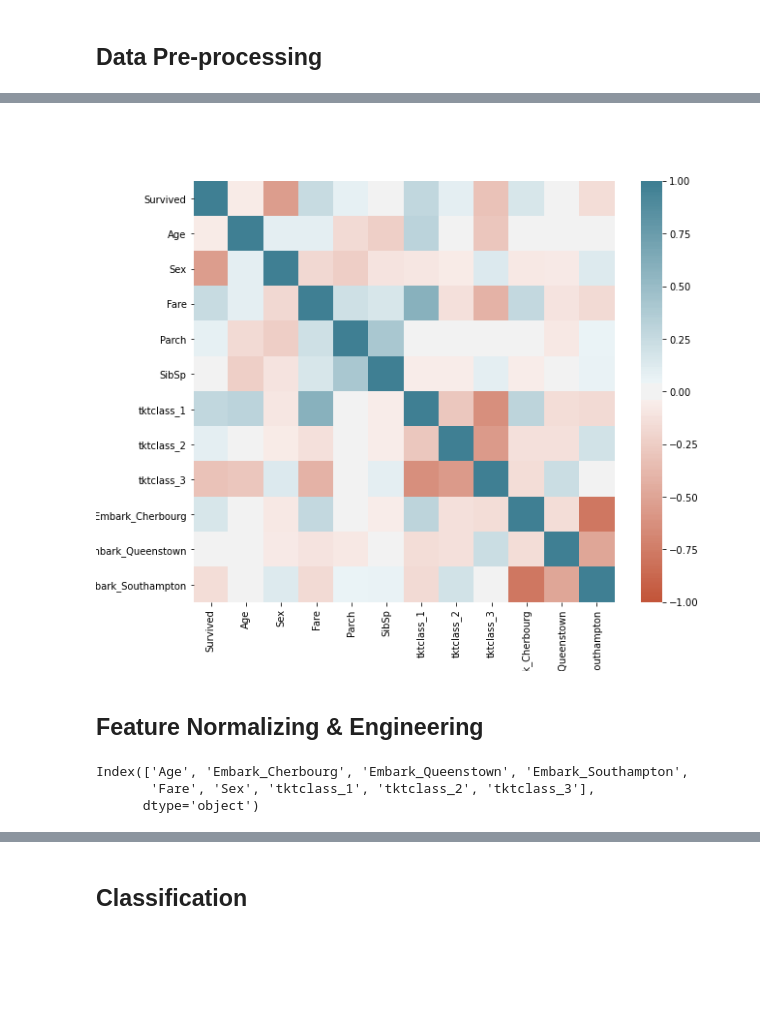
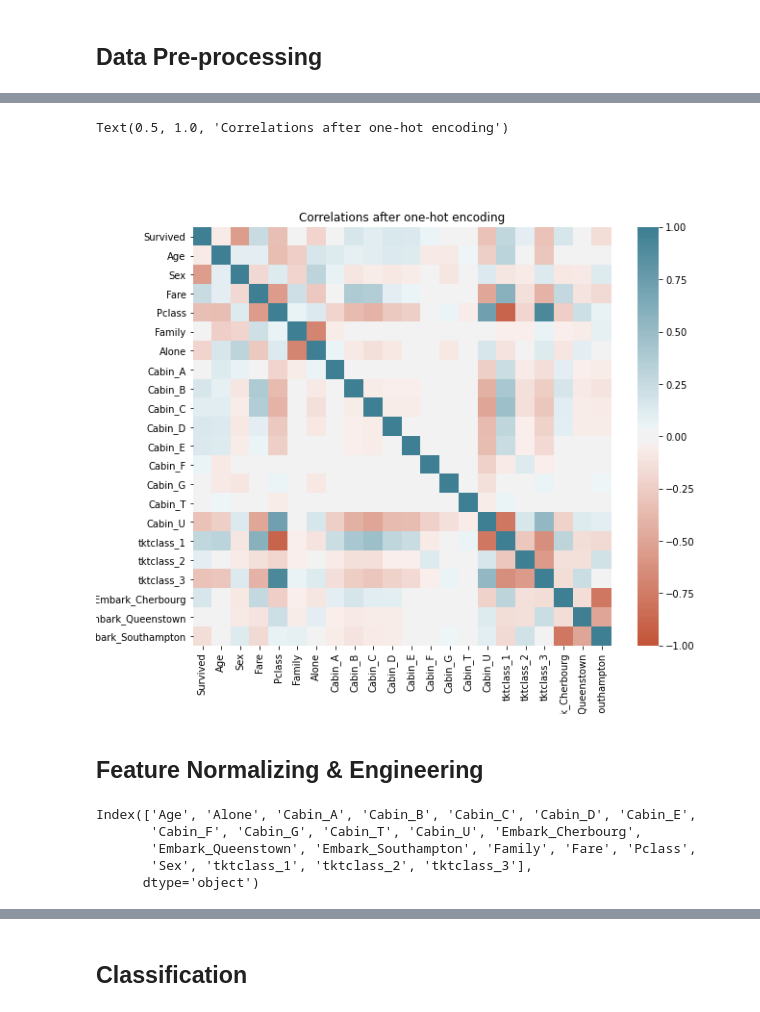
Before and after one commit to sami12rom/Titanic, a Jupyter notebook: Notebook.ipynb, the cells around one changed output, grey strips where cells are left out. Cells and saved outputs as stored; diff of their text form; code cells hidden in the pictures; blank space fills up the shorter version.

```diff
--- a/Notebook.ipynb
+++ b/Notebook.ipynb
@@ -18,24 +26,36 @@ data = pd.read_csv(url)
 ## Data Pre-processing
 # %%
 #Remove un-needed columns
-data=data[data.columns.difference(['Name','Cabin','Ticket'])]
-data = data[['PassengerId','Survived','Age','Sex','Fare','Embarked','Pclass','Parch','SibSp']]
-
+data=data[data.columns.difference(['Name','Ticket'])]
+data = data[['PassengerId','Survived','Age','Sex','Fare','Cabin','Embarked','Pclass','Parch','SibSp']]
 
 #Replace null Ages with Median
 data['Age'].fillna(data['Age'].median(), inplace=True)
 data=data.dropna(subset=['Embarked'],axis=0)
 
+#Combine Parents with Siblings to One Column
+data['Family']=data['SibSp']+data['Parch']+1
+data.drop(['SibSp','Parch'],axis=1,inplace=True)
+
+#If he is Alone
+data['Alone'] = [1 if x == 1 else 0 for x in data['Family']]
+
 #Encode Sex
 data['Sex'] = data['Sex'].replace(['male','female'],[1,0])
 
-#Remove String from Tickets
-#new = data['Ticket'].str.split('\s+',1)
-#data['Ticket'] = [x[1] if len(x) > 1 else x[0] for x in new]
+#Cabin Type One Hot Encode
+t=data.Cabin.fillna('U')
+data['Cabin']=t.str.slice(0,1)
+data = pd.concat([data,pd.get_dummies(data['Cabin'],prefix='Cabin')],axis=1)
+data = data.drop(['Cabin'],axis=1)
+
+#Remove String from Tickets????
+#data['Ticket_Numbers'] = data['Ticket'].str.replace('[^0-9]', '')
+#data.loc[data['Ticket_Numbers']=='','Ticket_Numbers'] = 'NA'
 
 #One Hot Encode the Pclass (Ticket Class)
 data = pd.concat([data,pd.get_dummies(data['Pclass'],prefix='tktclass')],axis=1)
-data = data.drop(['Pclass'],axis=1)
+#data = data.drop(['Pclass'],axis=1)
 
 #One Hot Encode the Embark Location
 data['Embarked'] = data['Embarked'].replace(['S','C','Q'],['Southampton','Cherbourg','Queenstown'])
@@ -56,19 +83,23 @@ data.head()
 # %%
 fig = plt.subplots(figsize=(10,8))
 corr = data.corr()
 ax = sns.heatmap(corr, vmin=-1, vmax=1,center=0,
     cmap=sns.diverging_palette(20, 220, n=200),
-    square=True)
+    square=True)#, annot=True)
+plt.title('Correlations after one-hot encoding')
 # %% [output]
+Text(0.5, 1.0, 'Correlations after one-hot encoding')
-[figure, old version]
+[figure, new version]
 # %% [markdown]
 ## Feature Normalizing & Engineering
 # %%
-Features = data.columns.difference(['Parch','SibSp','Survived'])
+Features = data.columns.difference(['Survived'])
 Features
 # %% [output]
-Index(['Age', 'Embark_Cherbourg', 'Embark_Queenstown', 'Embark_Southampton',
-       'Fare', 'Sex', 'tktclass_1', 'tktclass_2', 'tktclass_3'],
+Index(['Age', 'Alone', 'Cabin_A', 'Cabin_B', 'Cabin_C', 'Cabin_D', 'Cabin_E',
+       'Cabin_F', 'Cabin_G', 'Cabin_T', 'Cabin_U', 'Embark_Cherbourg',
+       'Embark_Queenstown', 'Embark_Southampton', 'Family', 'Fare', 'Pclass',
+       'Sex', 'tktclass_1', 'tktclass_2', 'tktclass_3'],
       dtype='object')
 # %%
 x = data[Features]
```
Also changed, not shown: parts of 20 cells of this notebook.
